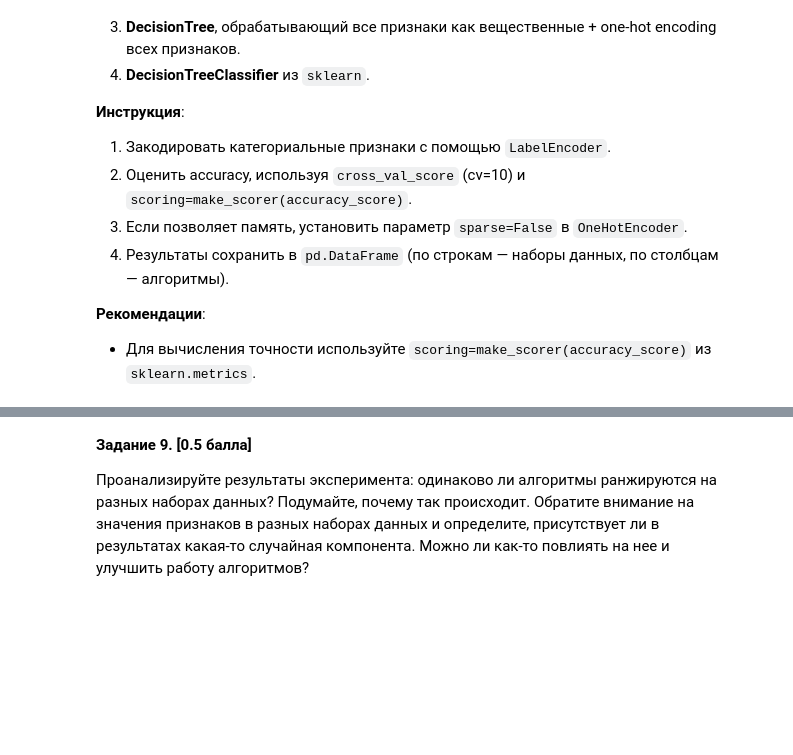
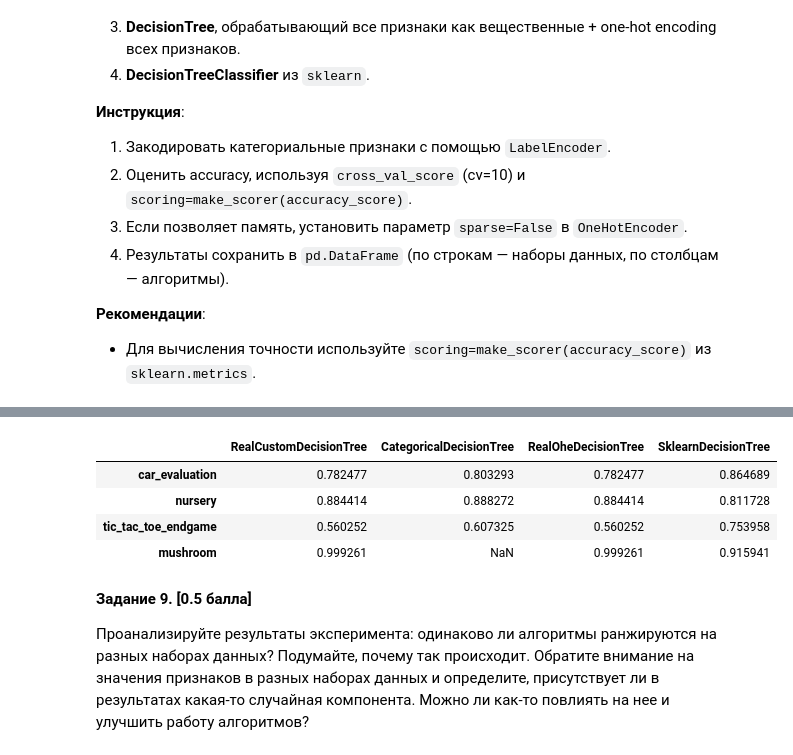
Before and after one commit to MrRozum/mai_ml_lab06_trees, a Jupyter notebook: ML MAI & SBER. Decision Trees LAB6.ipynb, the cells around one changed output, grey strips where cells are left out. Saved outputs shown, nothing was run; the diff lists cells and outputs as text; code cells hidden in the pictures; blank space fills up the shorter version.

```diff
--- a/ML MAI & SBER. Decision Trees LAB6.ipynb
+++ b/ML MAI & SBER. Decision Trees LAB6.ipynb
@@ -432,0 +431,65 @@ __Задание 8. [1 балл]__
+# %%
+%%time
+
+from sklearn.calibration import LabelEncoder
+from sklearn.discriminant_analysis import StandardScaler
+from sklearn.metrics import make_scorer
+from sklearn.model_selection import cross_val_score
+from sklearn.pipeline import Pipeline
+from sklearn.preprocessing import OneHotEncoder
+
+def extract_data(dataset):
+    X = dataset.data.features
+    y = dataset.data.targets
+    return X, y
+
+metrics = pd.DataFrame(index=datasets.keys(), columns=[
+    'RealCustomDecisionTree',
+    'CategoricalDecisionTree',
+    'RealOheDecisionTree',
+    'SklearnDecisionTree'
+])
+
+for name, dataset in datasets.items():
+    X, y = extract_data(dataset)
+    # Define the preprocessing for target column
+    le = LabelEncoder()
+    y_encoded = le.fit_transform(y)
+
+    # Define the preprocessing for categorical features
+    ordinal_transformer = OrdinalEncoder()
+
+    # Define the preprocessing for categorical features
+    categorical_transformer = OneHotEncoder(sparse=False)
+
+    # DecisionTree treating all features as real-valued
+    X_encoded  = ordinal_transformer.fit_transform(X)
+    real_model = SklearnCompatibleDecisionTree(feature_types=['real']*X_encoded.shape[1])
+    real_model.fit(X_encoded, y_encoded)
+    avg_acc = np.mean(cross_val_score(real_model, X_encoded, y_encoded, cv=10, scoring=make_scorer(accuracy_score)))
+    metrics.loc[name, 'RealCustomDecisionTree'] = avg_acc
+
+    # DecisionTree treating all features as real+ohe
+    X_ohe = categorical_transformer.fit_transform(X)
+    X_combined = np.hstack((X_encoded, X_ohe))
+    real_ohe_model = SklearnCompatibleDecisionTree(feature_types=['real']*X_combined.shape[1])
+    real_ohe_model.fit(X_encoded, y_encoded)
+    avg_acc = np.mean(cross_val_score(real_ohe_model, X_encoded, y_encoded, cv=10, scoring=make_scorer(accuracy_score)))
+    metrics.loc[name, 'RealOheDecisionTree'] = avg_acc
+
+    # DecisionTree treating all features as real+ohe
+    sk_model = DecisionTreeClassifier(random_state=RANDOM_STATE)
+    sk_model.fit(X_encoded, y_encoded)
+    avg_acc = np.mean(cross_val_score(sk_model, X_encoded, y_encoded, cv=10, scoring=make_scorer(accuracy_score)))
+    metrics.loc[name, 'SklearnDecisionTree'] = avg_acc
+
+    # DecisionTree treating all features as categorical-valued
+    if name == 'mushroom':
+        continue
+    cat_model = SklearnCompatibleDecisionTree(feature_types=['categorical']*X_encoded.shape[1])
+    cat_model.fit(X_encoded, y_encoded)
+    avg_acc = np.mean(cross_val_score(cat_model, X_encoded, y_encoded, cv=10, scoring=make_scorer(accuracy_score)))
+    metrics.loc[name, 'CategoricalDecisionTree'] = avg_acc
+
+metrics
+# %% [output]
@@ -433,3 +498,8 @@ __Задание 8. [1 балл]__
+|  | RealCustomDecisionTree | CategoricalDecisionTree | RealOheDecisionTree | SklearnDecisionTree |
+| car_evaluation | 0.782477 | 0.803293 | 0.782477 | 0.864689 |
+| nursery | 0.884414 | 0.888272 | 0.884414 | 0.811728 |
+| tic_tac_toe_endgame | 0.560252 | 0.607325 | 0.560252 | 0.753958 |
+| mushroom | 0.999261 | NaN | 0.999261 | 0.915941 |
 # %% [markdown]
 __Задание 9. [0.5 балла]__
 
```
Also changed, not shown: parts of 17 cells of this notebook, 1 other file.
